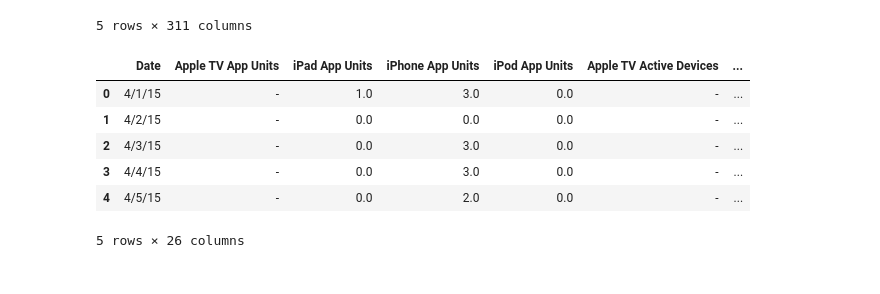
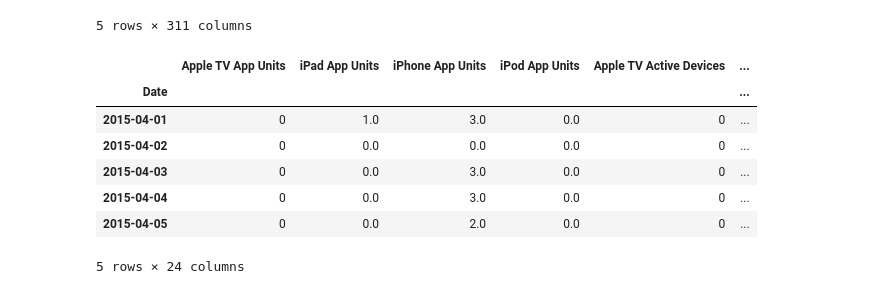
Before and after one commit to charles-yoon/sales-usage-model, a Jupyter notebook: sales-usage-model.ipynb, the cells around one changed output. Drawn from its saved outputs; the diff is of its cells as text; code cells hidden in the pictures.

```diff
--- a/sales-usage-model.ipynb
+++ b/sales-usage-model.ipynb
@@ -60,7 +64,7 @@ dataset = pd.DataFrame()
 dataset = pd.concat([data[2], data[3]['Canada App Units']], axis=1)
 # sum all countries then minus Canada = world total
 dataset['World App Units'] = data[3].filter(like='App Units').sum(axis=1).subtract(data[3]['Canada App Units'])
-dataset = pd.concat([units, data[3]['Canada Active Devices']], axis=1)
+dataset = pd.concat([dataset, data[3]['Canada Active Devices']], axis=1)
 dataset['World Active Devices'] = data[3].filter(like='Active Devices').sum(axis=1).subtract(data[3]['Canada Active Devices'])
 dataset.head()
 # %% [output]
@@ -83,19 +87,25 @@ data[1].head()
 # %%
 # add the 'sessions' and 'active last 30 days' from data[0] and data[1]
 dataset = pd.concat([dataset, data[0].loc[:,data[0].columns!='Date'], data[1]['Canada Sessions'], data[1]['Canada Active Last 30 Days']], axis=1)
 
 # sum all countries then minus Canada = world total
 dataset['World Sessions'] = data[1].filter(like='Sessions').sum(axis=1).subtract(data[1]['Canada Sessions'])
 dataset['World Active Last 30 Days'] = data[1].filter(like='Active Last 30 Days').sum(axis=1).subtract(data[1]['Canada Active Last 30 Days'])
 
+dataset.index = pd.to_datetime(dataset['Date'], format='%m/%d/%y')
+dataset.drop(columns='Date', inplace=True)
+
+dataset.replace('-', 0, inplace=True)
+
 # export df
-dataset.to_csv("dataset.csv", index=False)
+dataset.to_csv("../dataset.csv", index=False)
 dataset.head()
 # %% [output]
-|  | Date | Apple TV App Units | iPad App Units | iPhone App Units | iPod App Units | Apple TV Active Devices | ... |
-| 0 | 4/1/15 | - | 1.0 | 3.0 | 0.0 | - | ... |
-| 1 | 4/2/15 | - | 0.0 | 0.0 | 0.0 | - | ... |
-| 2 | 4/3/15 | - | 0.0 | 3.0 | 0.0 | - | ... |
-| 3 | 4/4/15 | - | 0.0 | 3.0 | 0.0 | - | ... |
-| 4 | 4/5/15 | - | 0.0 | 2.0 | 0.0 | - | ... |
+|  | Apple TV App Units | iPad App Units | iPhone App Units | iPod App Units | Apple TV Active Devices | ... |
+| Date |  |  |  |  |  | ... |
+| 2015-04-01 | 0 | 1.0 | 3.0 | 0.0 | 0 | ... |
+| 2015-04-02 | 0 | 0.0 | 0.0 | 0.0 | 0 | ... |
+| 2015-04-03 | 0 | 0.0 | 3.0 | 0.0 | 0 | ... |
+| 2015-04-04 | 0 | 0.0 | 3.0 | 0.0 | 0 | ... |
+| 2015-04-05 | 0 | 0.0 | 2.0 | 0.0 | 0 | ... |
-5 rows × 26 columns
+5 rows × 24 columns
```
Also changed, not shown: parts of 6 cells of this notebook, 9 other files.
